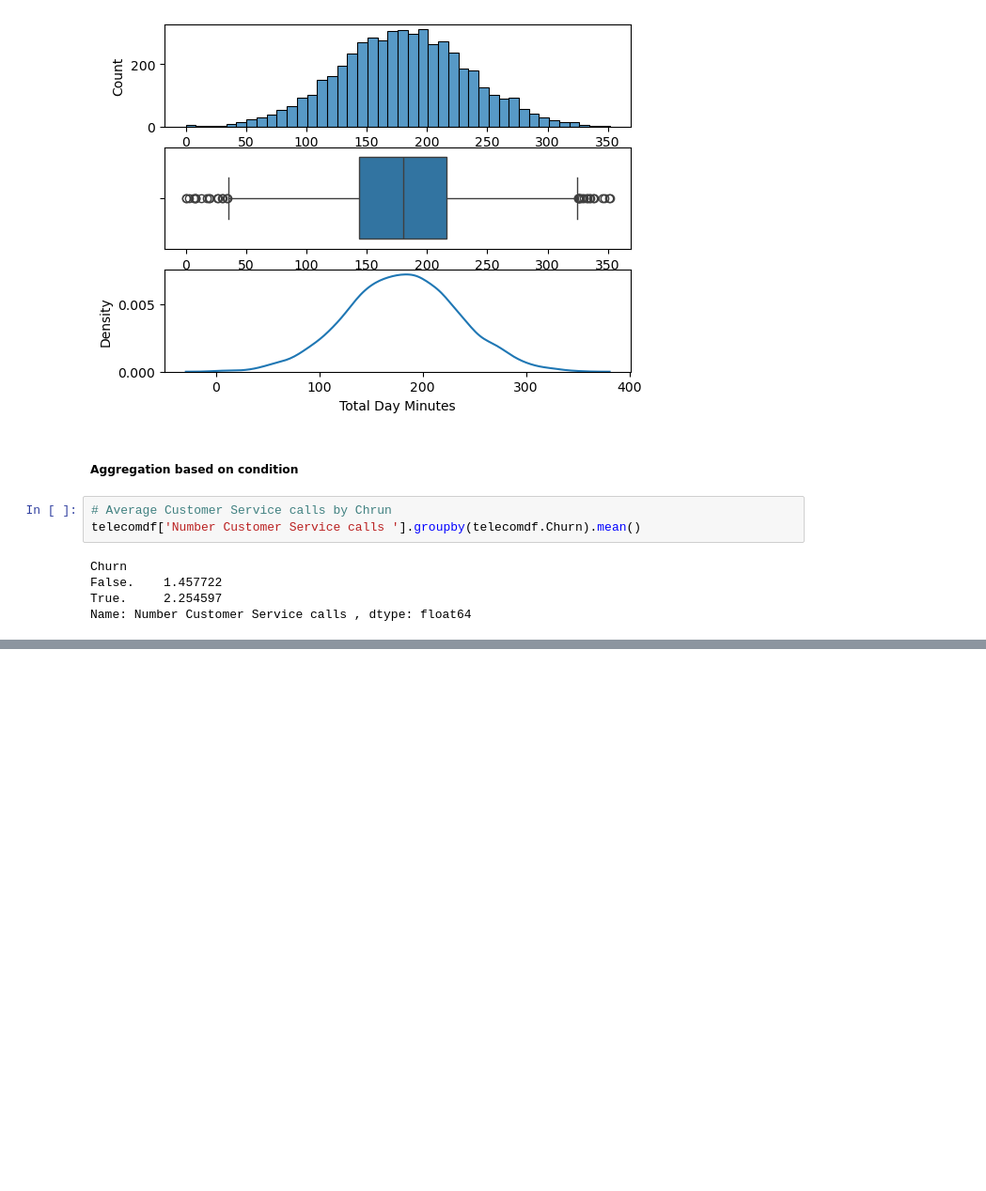
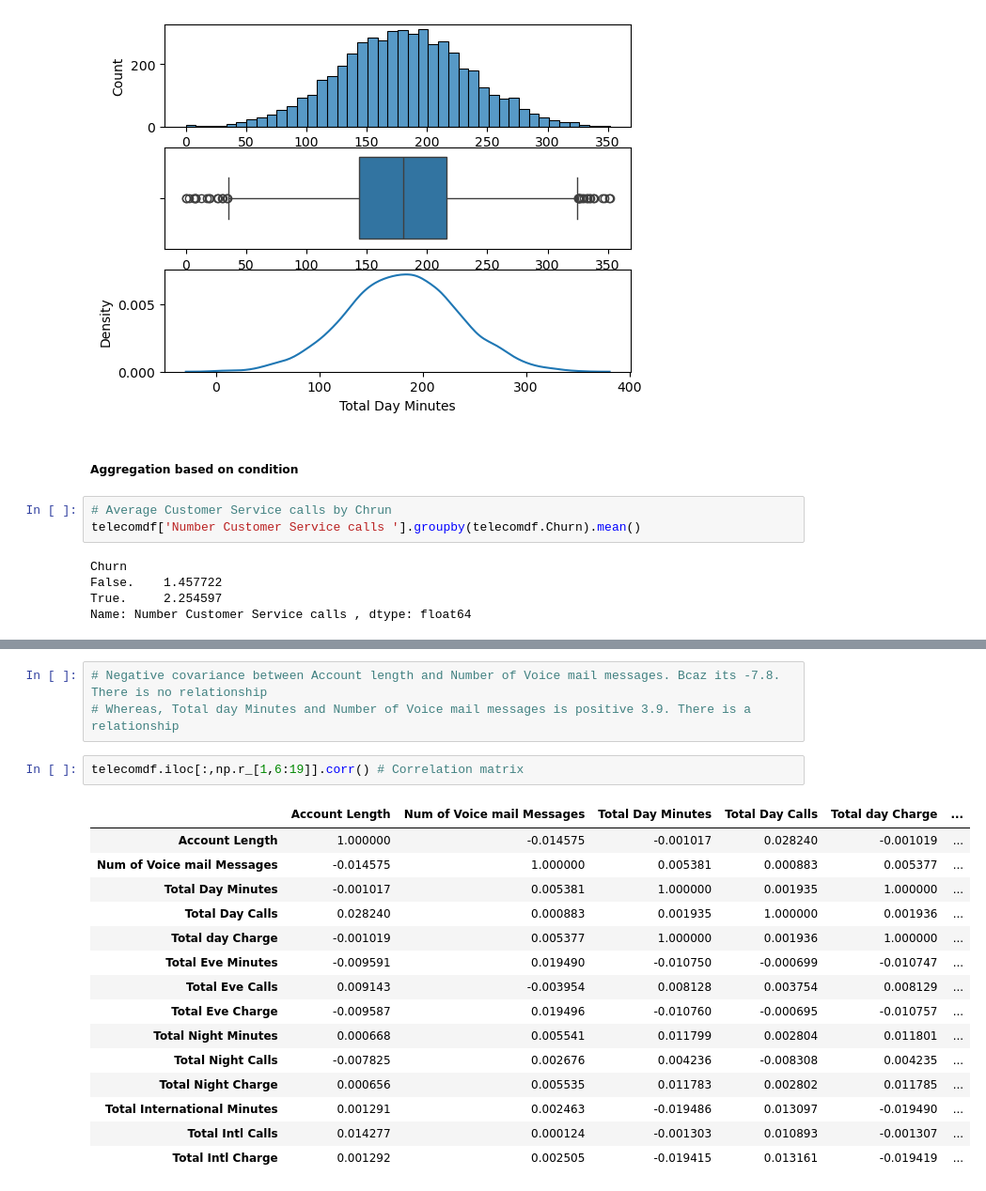
Before and after one commit to rajasangeetha/MachineLearning-, a Jupyter notebook: Telecom_Chrun_Prediction_Model.ipynb, the cells around one changed output, grey strips where cells are left out. Shown: that part at 94% size. Saved outputs shown, nothing was run; the diff lists cells and outputs as text; blank space fills up the shorter version.

```diff
--- a/Telecom_Chrun_Prediction_Model.ipynb
+++ b/Telecom_Chrun_Prediction_Model.ipynb
@@ -207,0 +231,21 @@ Name: Account Length, dtype: float64
+# %%
+# Negative covariance between Account length and Number of Voice mail messages. Bcaz its -7.8. There is no relationship
+# Whereas, Total day Minutes and Number of Voice mail messages is positive 3.9. There is a relationship
+# %%
+telecomdf.iloc[:,np.r_[1,6:19]].corr() # Correlation matrix
+# %% [output]
+|  | Account Length | Num of Voice mail Messages | Total Day Minutes | Total Day Calls | Total day Charge | ... |
+| Account Length | 1.000000 | -0.014575 | -0.001017 | 0.028240 | -0.001019 | ... |
+| Num of Voice mail Messages | -0.014575 | 1.000000 | 0.005381 | 0.000883 | 0.005377 | ... |
+| Total Day Minutes | -0.001017 | 0.005381 | 1.000000 | 0.001935 | 1.000000 | ... |
+| Total Day Calls | 0.028240 | 0.000883 | 0.001935 | 1.000000 | 0.001936 | ... |
+| Total day Charge | -0.001019 | 0.005377 | 1.000000 | 0.001936 | 1.000000 | ... |
+| Total Eve Minutes | -0.009591 | 0.019490 | -0.010750 | -0.000699 | -0.010747 | ... |
+| Total Eve Calls | 0.009143 | -0.003954 | 0.008128 | 0.003754 | 0.008129 | ... |
+| Total Eve Charge | -0.009587 | 0.019496 | -0.010760 | -0.000695 | -0.010757 | ... |
+| Total Night Minutes | 0.000668 | 0.005541 | 0.011799 | 0.002804 | 0.011801 | ... |
+| Total Night Calls | -0.007825 | 0.002676 | 0.004236 | -0.008308 | 0.004235 | ... |
+| Total Night Charge | 0.000656 | 0.005535 | 0.011783 | 0.002802 | 0.011785 | ... |
+| Total International Minutes | 0.001291 | 0.002463 | -0.019486 | 0.013097 | -0.019490 | ... |
+| Total Intl Calls | 0.014277 | 0.000124 | -0.001303 | 0.010893 | -0.001307 | ... |
+| Total Intl Charge | 0.001292 | 0.002505 | -0.019415 | 0.013161 | -0.019419 | ... |
```
Also changed, not shown: parts of 24 cells of this notebook.
